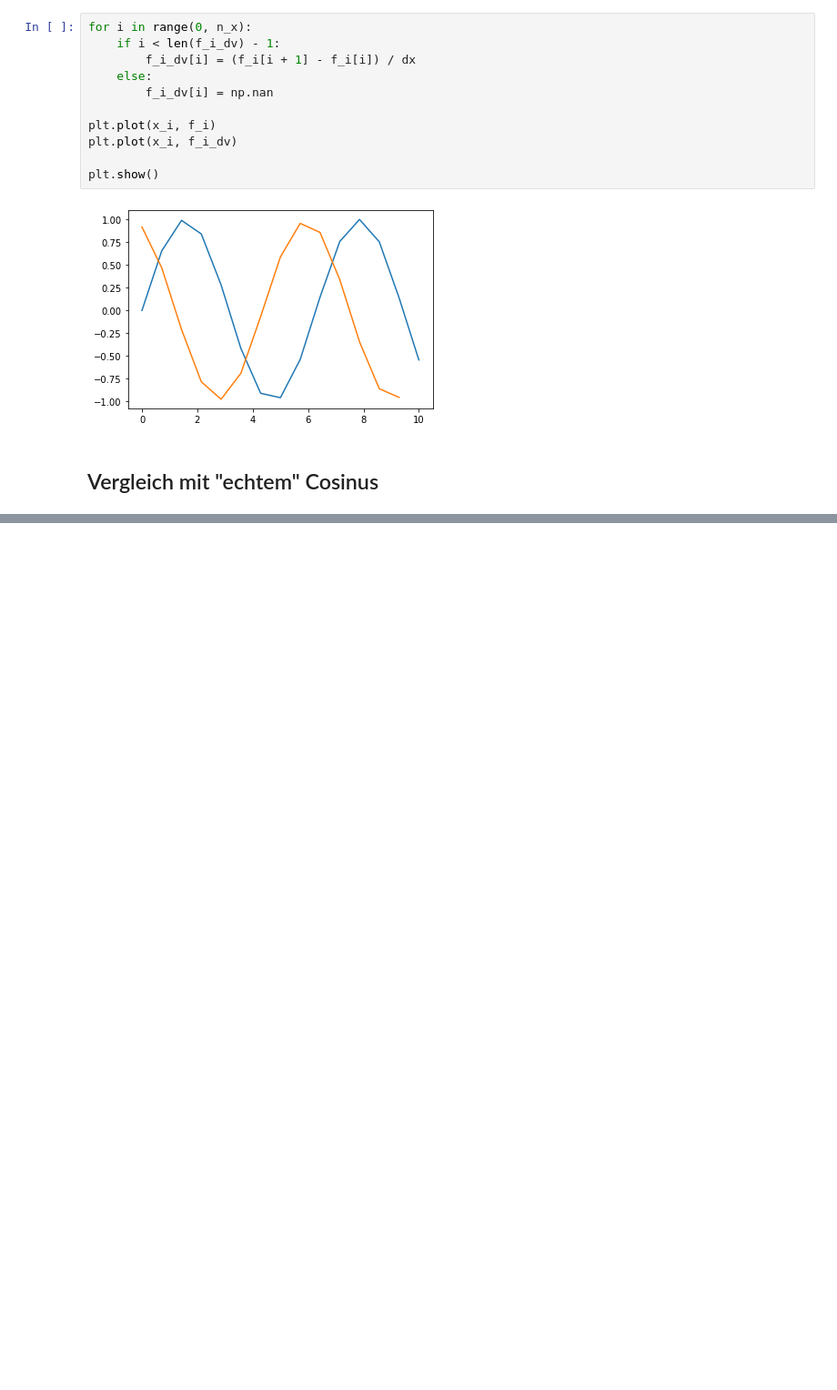
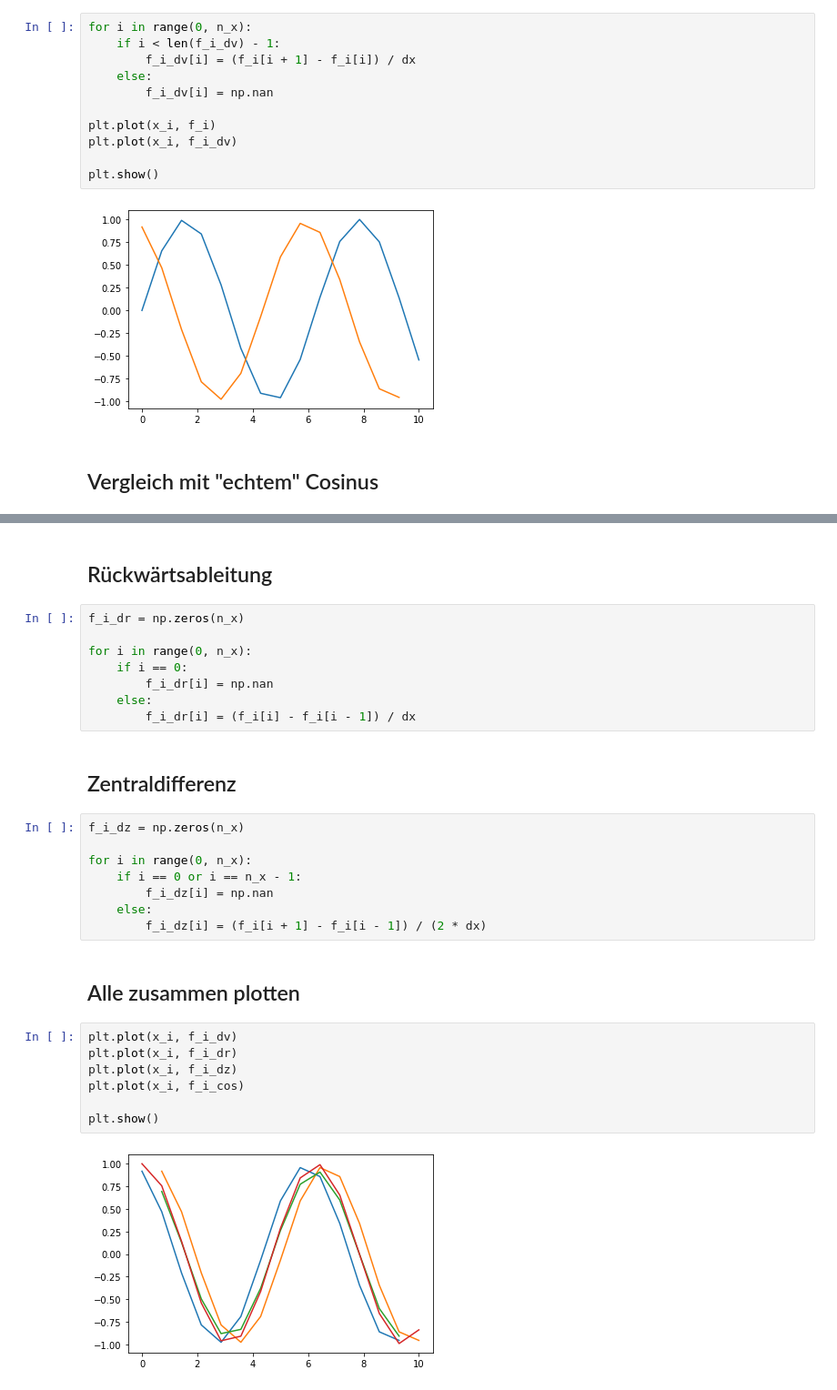
Before and after one commit to darthjenow/python-cfd, a Jupyter notebook: Grundlagen_Python/10_Sinus_Ableitung.ipynb, the cells around one changed output, grey strips where cells are left out. Shown: that part at 91% size. Saved outputs shown, nothing was run; the diff lists cells and outputs as text; blank space fills up the shorter version.

Commit message:
Rückwärts- und Zentraldifferenz hinzugefügt

```diff
--- a/Grundlagen_Python/10_Sinus_Ableitung.ipynb
+++ b/Grundlagen_Python/10_Sinus_Ableitung.ipynb
@@ -82 +80,32 @@ plt.plot(x_i, f_i_cos)
 [figure]
+# %% [markdown]
+## Rückwärtsableitung
+# %%
+f_i_dr = np.zeros(n_x)
+
+for i in range(0, n_x):
+	if i == 0:
+		f_i_dr[i] = np.nan
+	else:
+		f_i_dr[i] = (f_i[i] - f_i[i - 1]) / dx
+# %% [markdown]
+## Zentraldifferenz
+# %%
+f_i_dz = np.zeros(n_x)
+
+for i in range(0, n_x):
+	if i == 0 or i == n_x - 1:
+		f_i_dz[i] = np.nan
+	else:
+		f_i_dz[i] = (f_i[i + 1] - f_i[i - 1]) / (2 * dx)
+# %% [markdown]
+## Alle zusammen plotten
+# %%
+plt.plot(x_i, f_i_dv)
+plt.plot(x_i, f_i_dr)
+plt.plot(x_i, f_i_dz)
+plt.plot(x_i, f_i_cos)
+
+plt.show()
+# %% [output]
+[figure, added]
```
Also changed, not shown: parts of 1 cell of this notebook.
